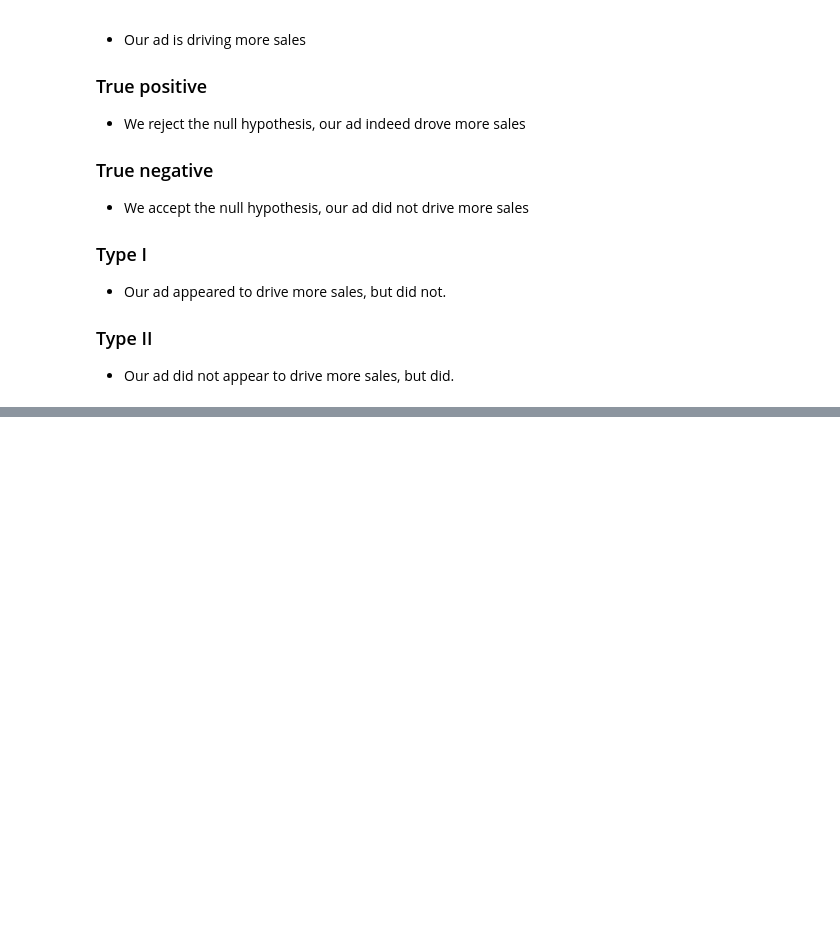
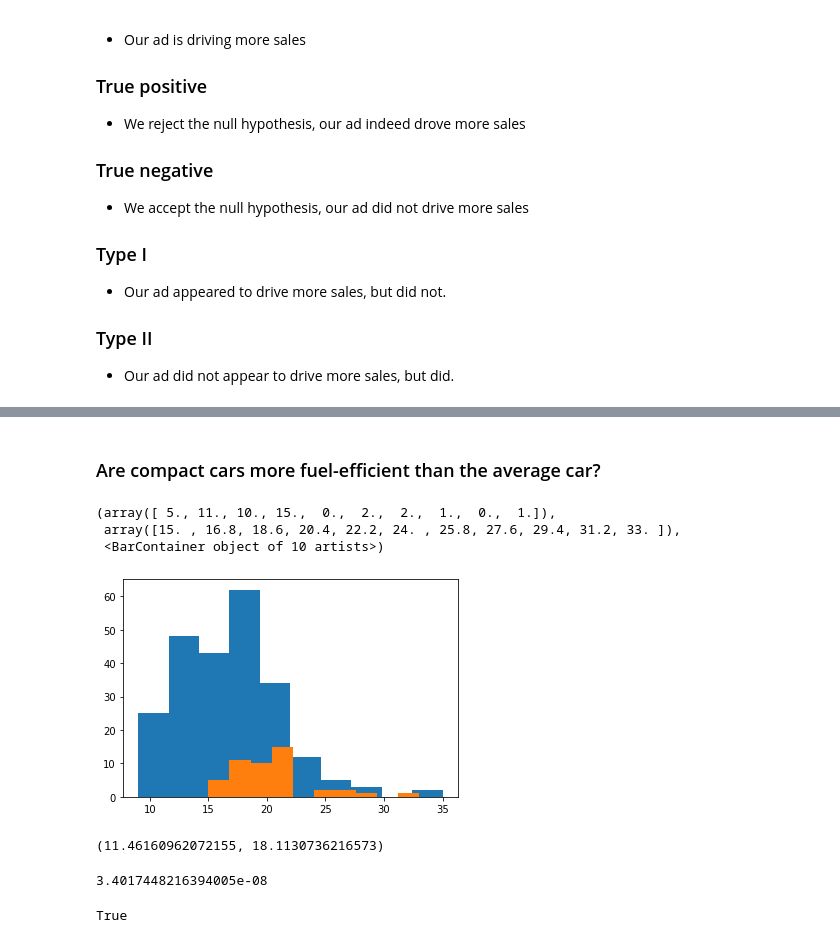
Before and after one commit to JacobPaxton/statistics-exercises, a Jupyter notebook: hypothesis_testing.ipynb, the cells around one changed output, grey strips where cells are left out. Cells and saved outputs as stored; diff of their text form; code cells hidden in the pictures; blank space fills up the shorter version.

```diff
--- a/hypothesis_testing.ipynb
+++ b/hypothesis_testing.ipynb
@@ -60,0 +170,28 @@
+# %% [markdown]
+### Are compact cars more fuel-efficient than the average car?
+# %%
+# Plot the distributions
+plt.hist(df.cty)
+plt.hist(df[df['class'] == 'compact'].cty)
+# %% [output]
+(array([ 5., 11., 10., 15.,  0.,  2.,  2.,  1.,  0.,  1.]),
+ array([15. , 16.8, 18.6, 20.4, 22.2, 24. , 25.8, 27.6, 29.4, 31.2, 33. ]),
+ <BarContainer object of 10 artists>)
+[figure, added]
+# %%
+# Establish hypothesis: H_0 = No, H_a = Yes
+# Set alpha: alpha = .05
+# Verify assumptions: Normal-ish distribution
+df[df['class'] == 'compact'].cty.var(), df.cty.var()
+# %% [output]
+(11.46160962072155, 18.1130736216573)
+# %%
+# Compute t and p
+t, p = stats.ttest_1samp(df[df['class'] == 'compact'].cty, df.cty.mean())
+p
+# %% [output]
+3.4017448216394005e-08
+# %%
+p < 0.05
+# %% [output]
+True
```
Also changed, not shown: parts of 28 cells of this notebook, 1 other file.
